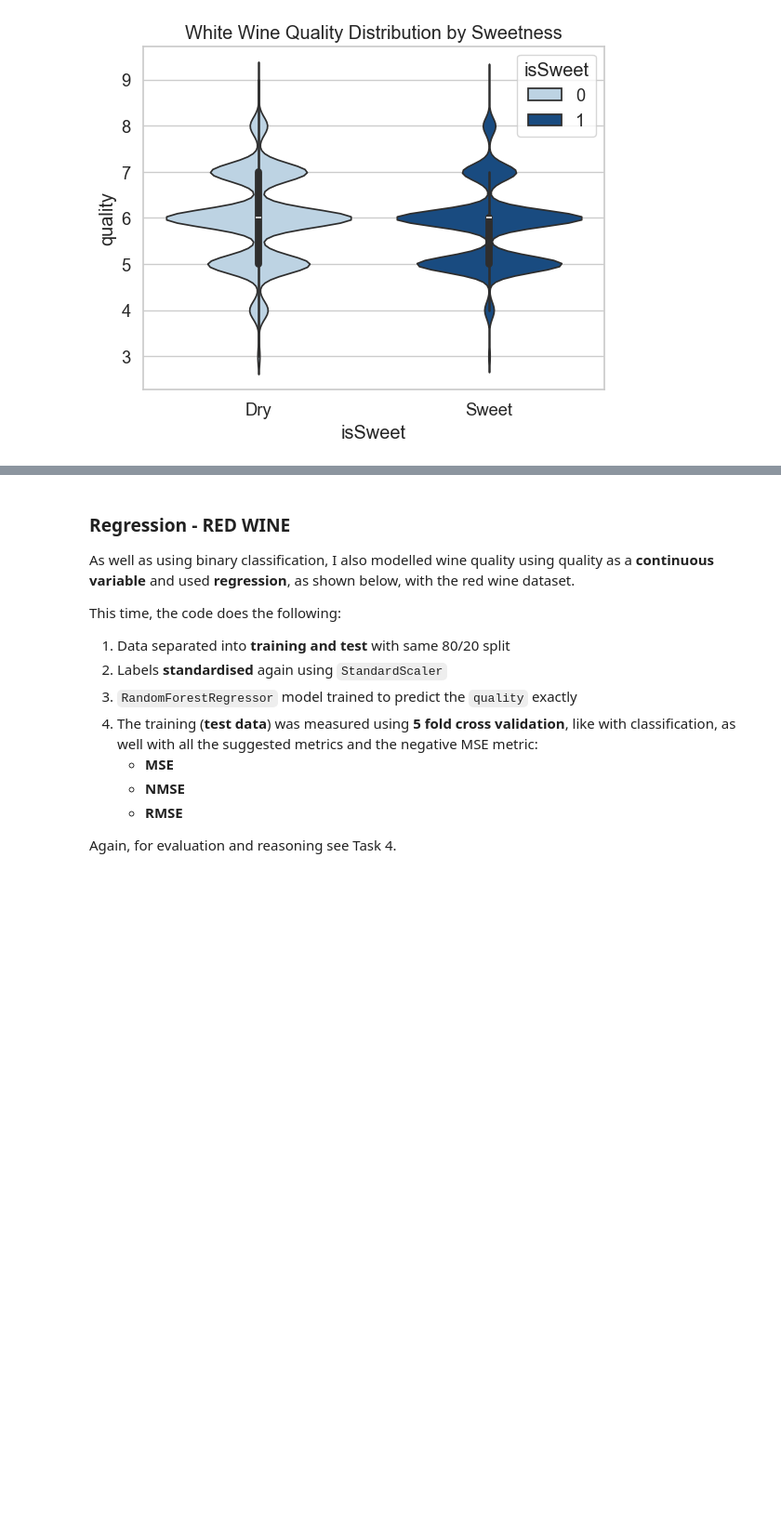
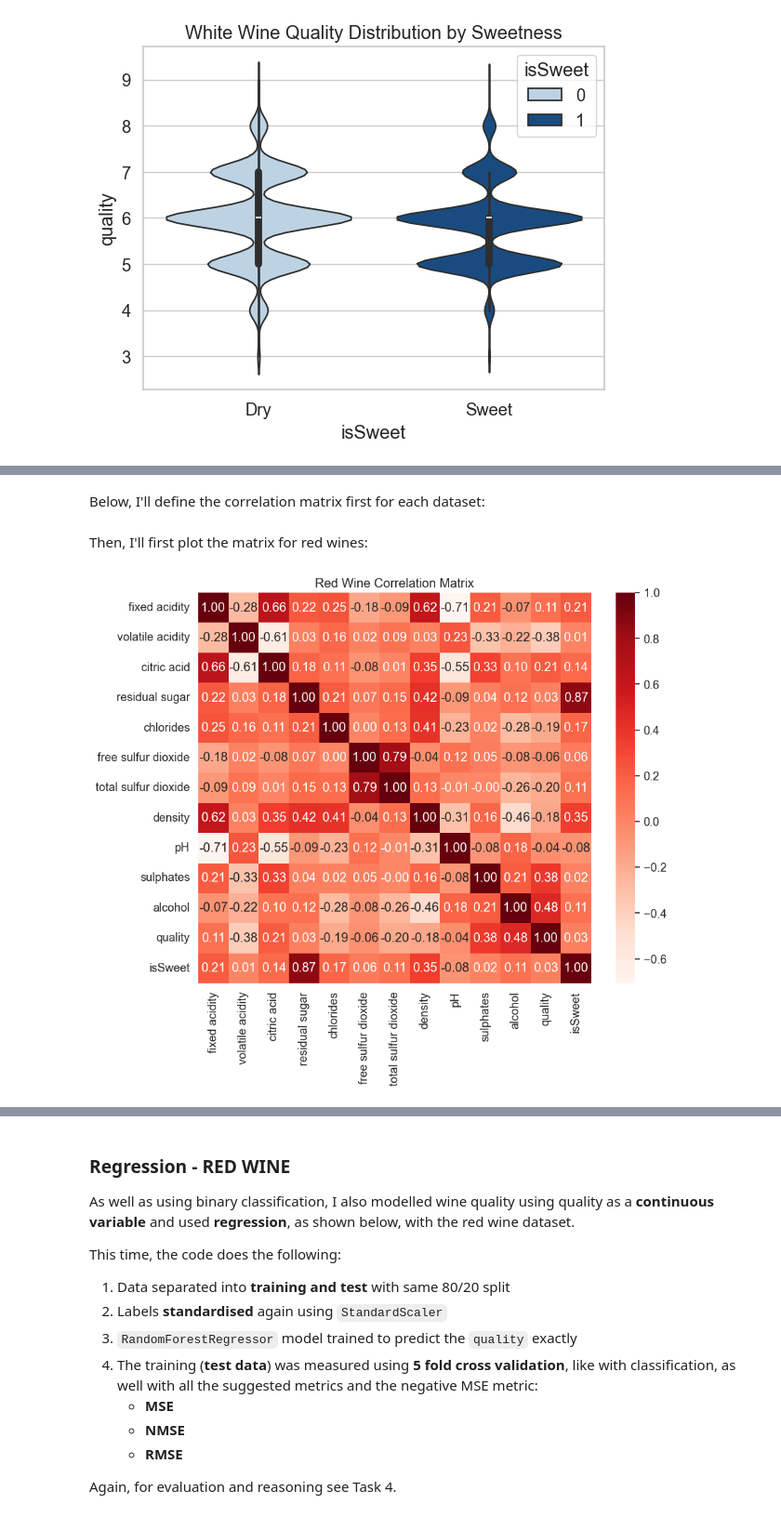
Before and after one commit to k1k12/2034_CW, a Jupyter notebook: notebooks/wine_analysis.ipynb, the cells around one changed output, grey strips where cells are left out. Shown at 93% size. Cells and saved outputs as stored; diff of their text form; code cells hidden in the pictures; blank space fills up the shorter version.

```diff
--- a/notebooks/wine_analysis.ipynb
+++ b/notebooks/wine_analysis.ipynb
@@ -1024,0 +863,15 @@ for threshold in thresholds:
+# %% [markdown]
+Below, I'll define the correlation matrix first for each dataset:
+# %%
+spearman_cm_red = wine_red.corr(numeric_only=True, method='spearman')
+spearman_cm_white = wine_white.corr(numeric_only=True, method='spearman')
+# %% [markdown]
+Then, I'll first plot the matrix for red wines:
+# %%
+plt.figure(figsize=(10, 8))
+sb.heatmap(spearman_cm_red, annot=True, cmap="Reds", fmt=".2f")
+plt.title("Red Wine Correlation Matrix")
+plt.savefig("../figures/task2_correlation_matrix_red.png")
+plt.show()
+# %% [output]
+[figure, added]
```
Also changed, not shown: parts of 53 cells of this notebook.
